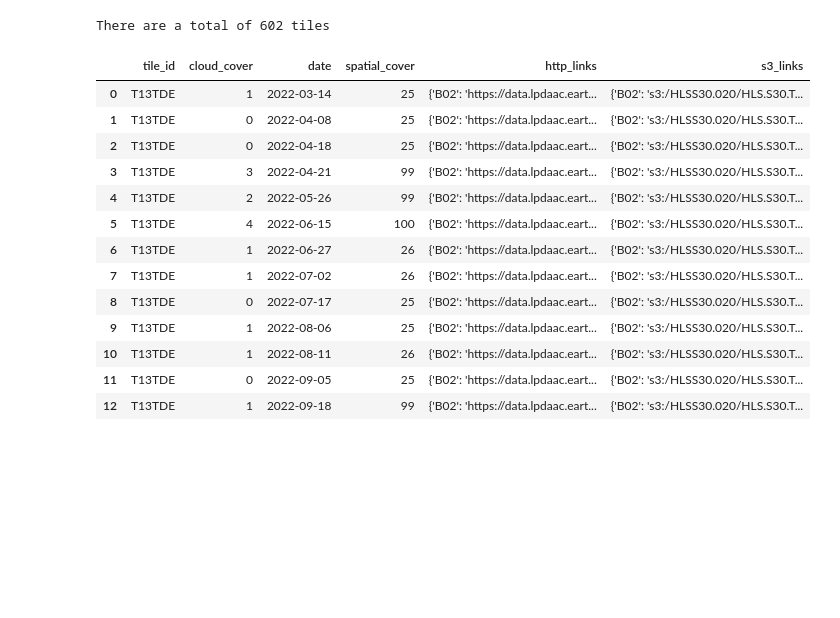
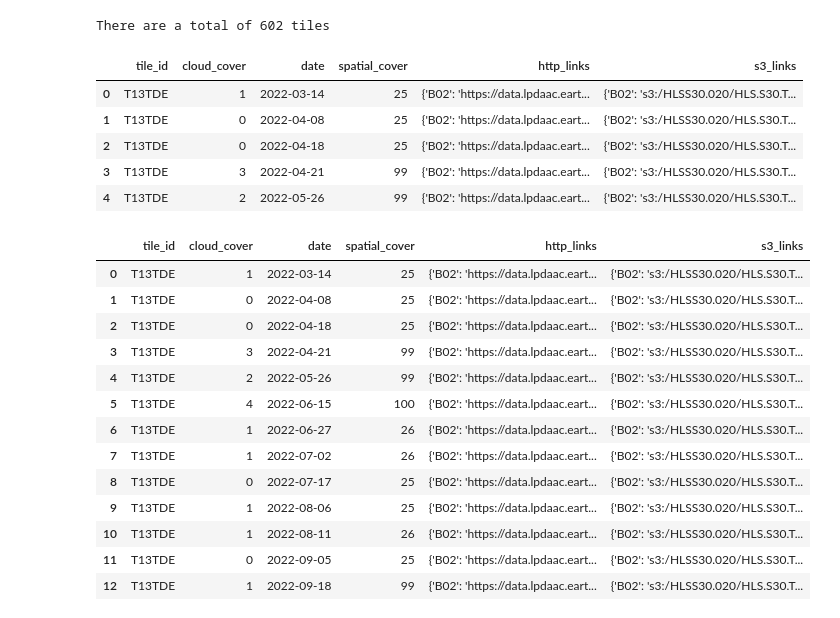
Before and after one commit to ClarkCGA/cloud-gap-filling-td, a Jupyter notebook: HLSTest/HLSV2.ipynb, the cells around one changed output. Cells and saved outputs as stored; diff of their text form; code cells hidden in the pictures; blank space fills up the shorter version.

```diff
--- a/HLSTest/HLSV2.ipynb
+++ b/HLSTest/HLSV2.ipynb
@@ -194,7 +196,14 @@ tile_df.to_csv(req_path + "tile_df.csv", index=False)
 # %%
 tile_df = pd.read_csv("/data/requirements/tile_df.csv")
 # %%
-tile_df
+tile_df.head()
+# %% [output]
+|  | tile_id | cloud_cover | date | spatial_cover | http_links | s3_links |
+| 0 | T13TDE | 1 | 2022-03-14 | 25 | {'B02': 'https://data.lpdaac.eart... | {'B02': 's3:/HLSS30.020/HLS.S30.T... |
+| 1 | T13TDE | 0 | 2022-04-08 | 25 | {'B02': 'https://data.lpdaac.eart... | {'B02': 's3:/HLSS30.020/HLS.S30.T... |
+| 2 | T13TDE | 0 | 2022-04-18 | 25 | {'B02': 'https://data.lpdaac.eart... | {'B02': 's3:/HLSS30.020/HLS.S30.T... |
+| 3 | T13TDE | 3 | 2022-04-21 | 99 | {'B02': 'https://data.lpdaac.eart... | {'B02': 's3:/HLSS30.020/HLS.S30.T... |
+| 4 | T13TDE | 2 | 2022-05-26 | 99 | {'B02': 'https://data.lpdaac.eart... | {'B02': 's3:/HLSS30.020/HLS.S30.T... |
 # %%
 tile_df[tile_df.tile_id == "T13TDE"]
 # %% [output]
```
Also changed, not shown: parts of 21 cells of this notebook, 3 other files.
